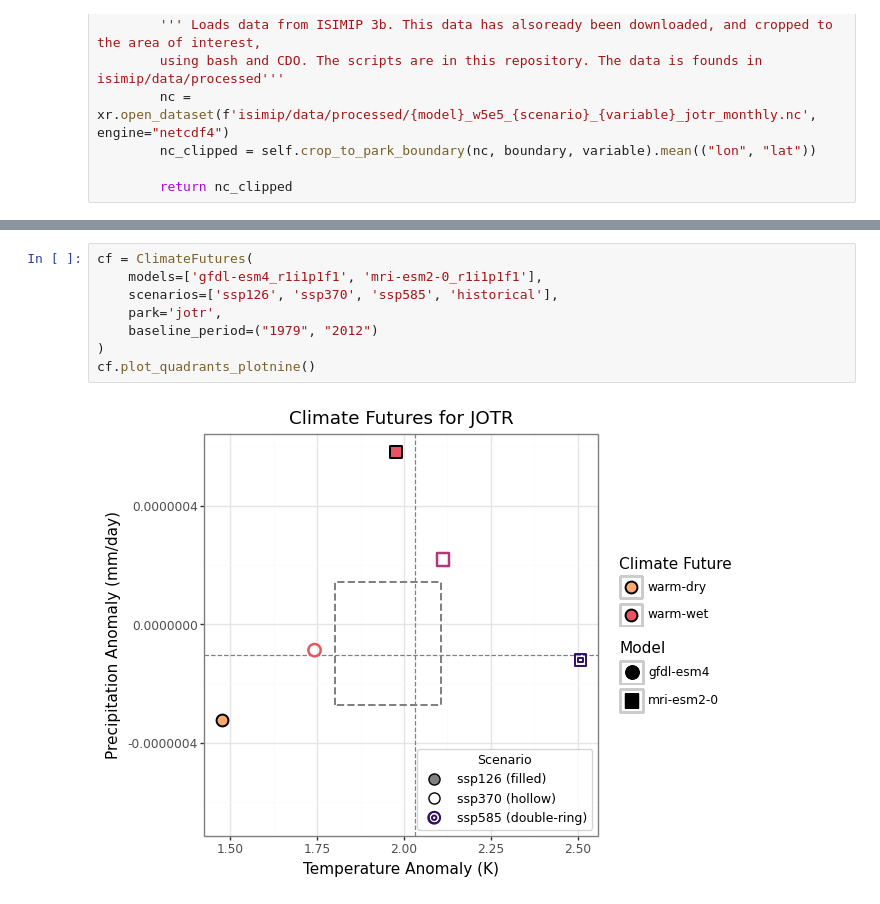
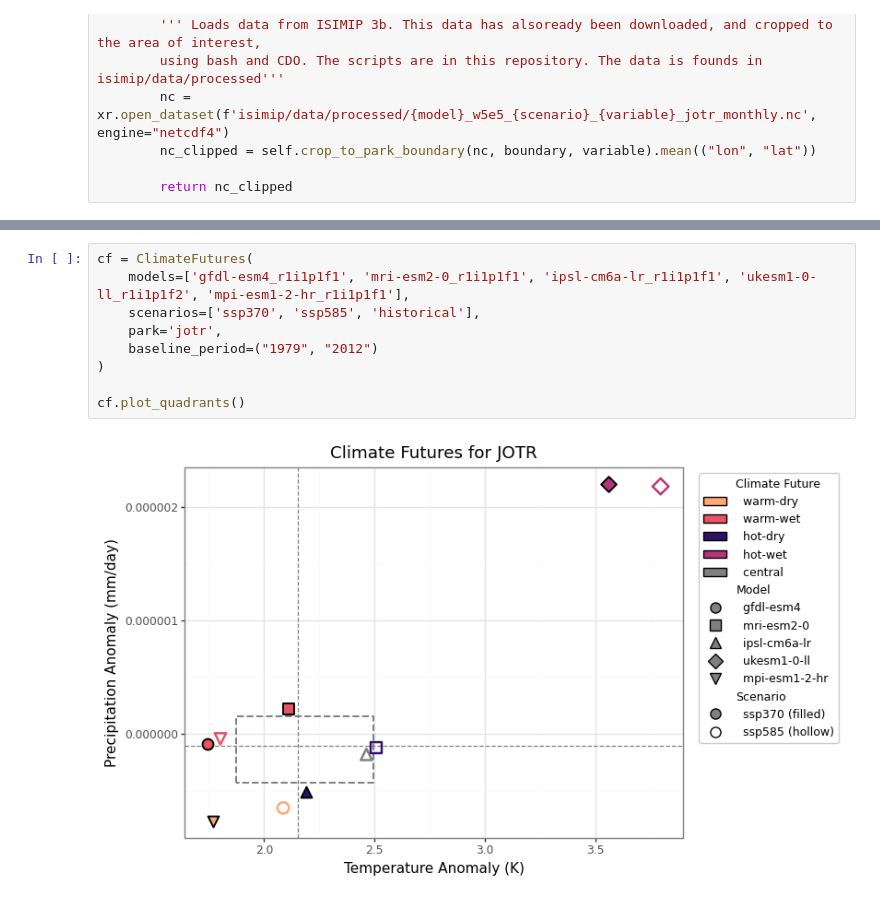
Before and after one commit to SchmidtDSE/climate_futures, a Jupyter notebook: climate_futures_class.ipynb, the cells around one changed output, grey strips where cells are left out. Cells and saved outputs as stored; diff of their text form.

```diff
--- a/climate_futures_class.ipynb
+++ b/climate_futures_class.ipynb
@@ -351,11 +312,12 @@ class ClimateFutures:
         return fig
 # %%
 cf = ClimateFutures(
-    models=['gfdl-esm4_r1i1p1f1', 'mri-esm2-0_r1i1p1f1'],
-    scenarios=['ssp126', 'ssp370', 'ssp585', 'historical'],
+    models=['gfdl-esm4_r1i1p1f1', 'mri-esm2-0_r1i1p1f1', 'ipsl-cm6a-lr_r1i1p1f1', 'ukesm1-0-ll_r1i1p1f2', 'mpi-esm1-2-hr_r1i1p1f1'],
+    scenarios=['ssp370', 'ssp585', 'historical'],
     park='jotr',
     baseline_period=("1979", "2012")
 )
-cf.plot_quadrants_plotnine()
+
+cf.plot_quadrants()
 # %% [output]
-[figure, old version]
+[figure, new version]
```
Also changed, not shown: parts of 3 cells of this notebook, 3 other files.
